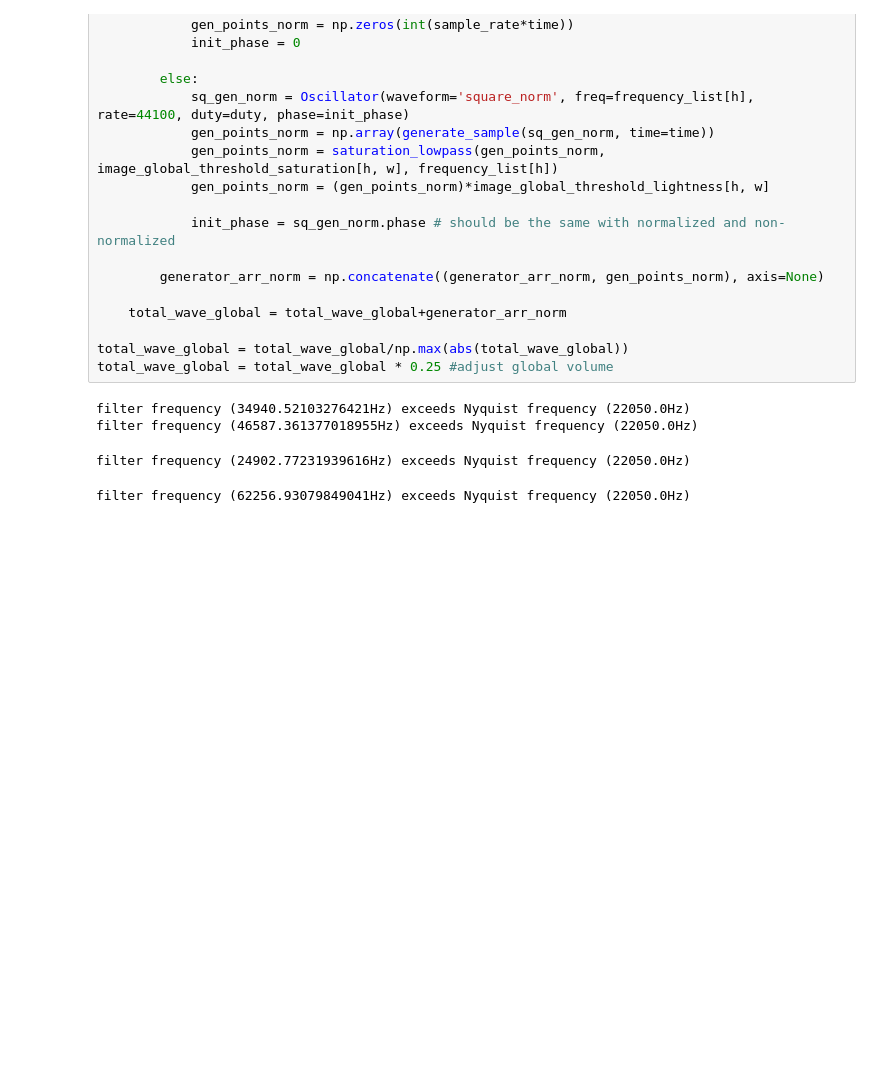
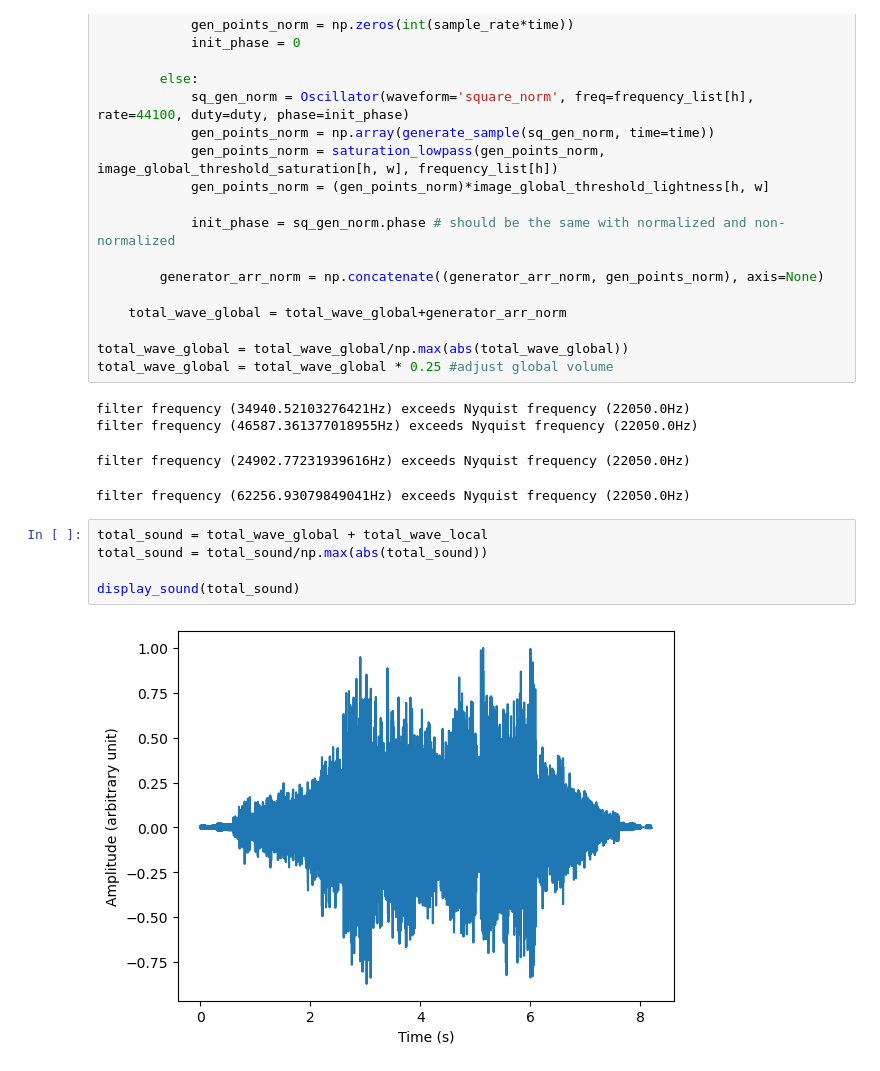
Before and after one commit to ThePrototypeAD/Image_Sonification, a Jupyter notebook: Tutorial v0_1.ipynb, the cells around one changed output. Drawn from its saved outputs; the diff is of its cells as text; blank space fills up the shorter version.

```diff
--- a/Tutorial v0_1.ipynb
+++ b/Tutorial v0_1.ipynb
@@ -560,3 +560,10 @@ filter frequency (34940.52103276421Hz) exceeds Nyquist frequency (22050.0Hz)
 filter frequency (46587.361377018955Hz) exceeds Nyquist frequency (22050.0Hz)
 filter frequency (24902.77231939616Hz) exceeds Nyquist frequency (22050.0Hz)
 filter frequency (62256.93079849041Hz) exceeds Nyquist frequency (22050.0Hz)
+# %%
+total_sound = total_wave_global + total_wave_local
+total_sound = total_sound/np.max(abs(total_sound))
+
+display_sound(total_sound)
+# %% [output]
+[figure, added]
```
Also changed, not shown: parts of 1 cell of this notebook.
